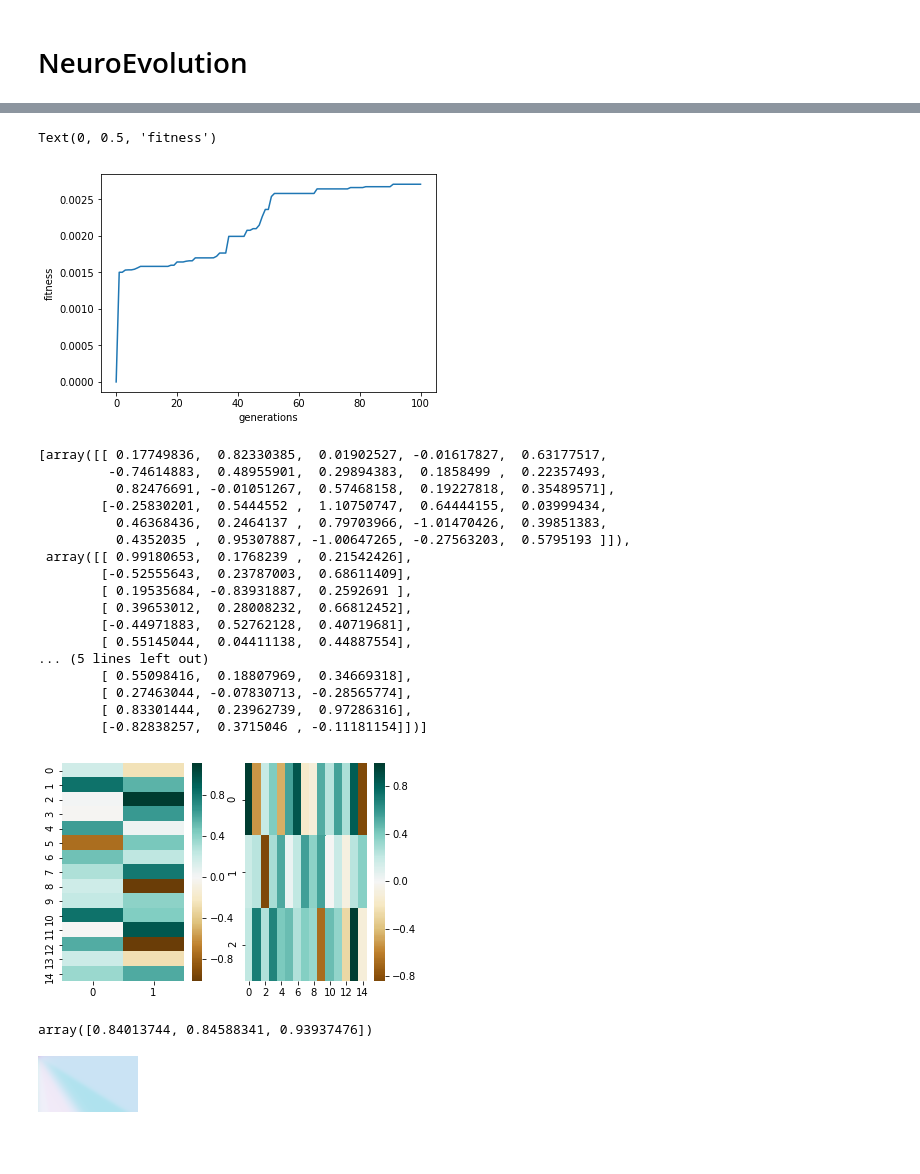
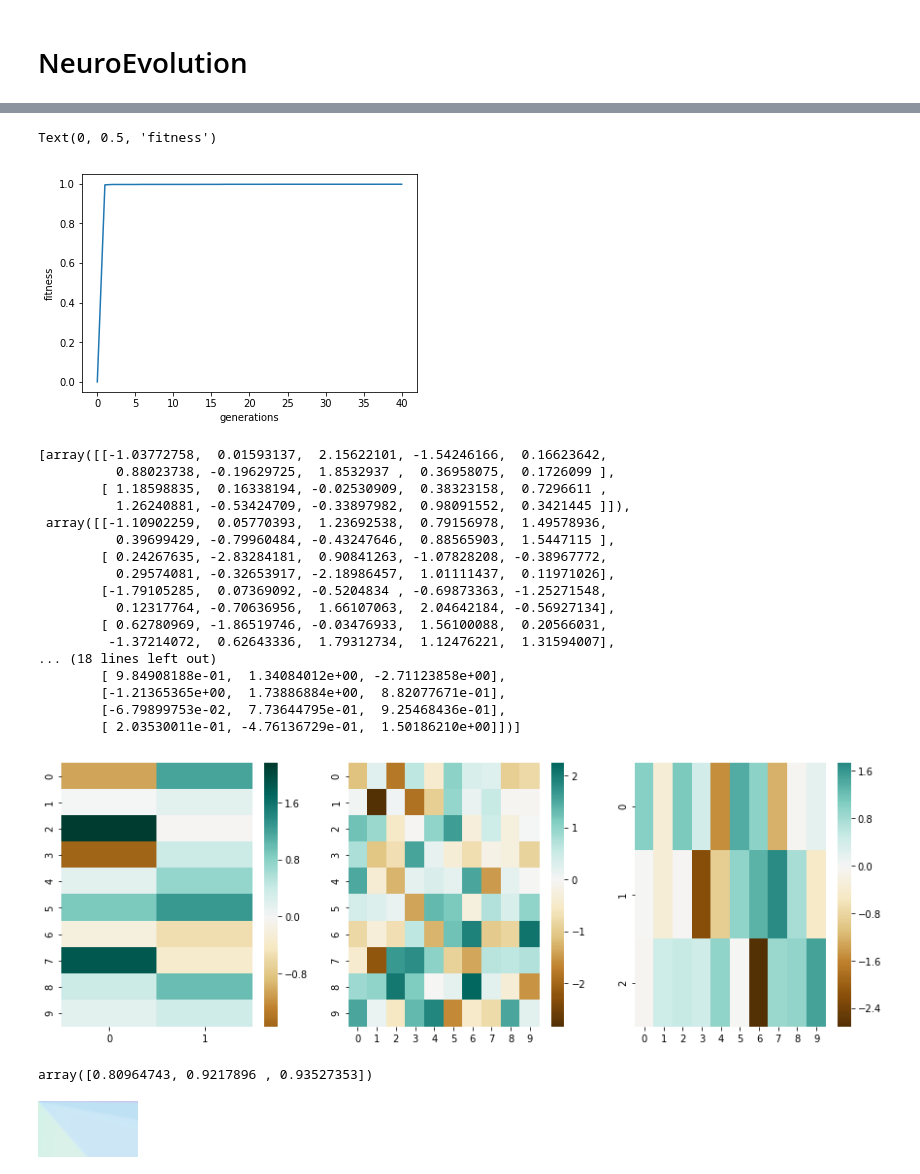
Before and after one commit to mohammedterry/ANNs, a Jupyter notebook: ANN_NeuroEvo_ELM.ipynb, the cells around one changed output, grey strips where cells are left out. Cells and saved outputs as stored; diff of their text form; code cells hidden in the pictures; blank space fills up the shorter version.

```diff
--- a/ANN_NeuroEvo_ELM.ipynb
+++ b/ANN_NeuroEvo_ELM.ipynb
@@ -42,25 +42,26 @@ class FFNN:
 class GA:
   evolutionary_history = [0]
   #hyperparameters
-  n_hidden = 15
-  max_generations = 100
+  n_hidden = 10
+  alpha = .1
+  max_generations = 40
   population_size = 40
-  p_perturb_weight = .8
-  p_mutate_weight = .08
-  p_mutate_layer = .3
-  p_add_layer = .03
+  p_perturb_weight = 1
+  p_mutate_weight = 1
+  p_mutate_layer = .5
+  p_add_layer = .1
 
   def __init__(self,n_inputs,n_outputs,x_test,y_test):
     self.n_inputs, self.n_outputs = n_inputs,n_outputs
-    self.genomes = [[np.random.rand(self.n_inputs,self.n_hidden),np.random.rand(self.n_hidden,self.n_outputs)] for _ in range(self.population_size)]  #each genome is a 2D matrix of synapse weights for each layer in ffnn
+    self.genomes = [[np.random.randn(self.n_inputs,self.n_hidden),np.random.randn(self.n_hidden,self.n_outputs)] for _ in range(self.population_size)]  #each genome is a 2D matrix of synapse weights for each layer in ffnn
     self.x_test = x_test
     self.y_test = y_test
 
   def fitness(self, weights):
     ann = FFNN(weights)
     y_predicted = np.array([ann(x) for x in self.x_test])
-    difference = np.sum((self.y_test - y_predicted)**2)
-    return 1/difference
+    rms_error = np.sum((self.y_test - y_predicted)**2)**.5 / len(self.y_test)
+    return 1-rms_error
 
   def rank(self,genomes):
     self.fitnesses = [self.fitness(genome) for genome in genomes]
@@ -69,14 +70,14 @@ class GA:
 
   def mutate(self,genomes):
     def noise(x):
-      return x + np.random.uniform(-.1,.1) if np.random.random() <= self.p_perturb_weight else np.random.uniform(-1,1) if np.random.random() <= self.p_mutate_weight else x
+      return x + np.random.uniform(-self.alpha,self.alpha) if np.random.random() <= self.p_perturb_weight else np.random.uniform(-1,1) if np.random.random() <= self.p_mutate_weight else x
     noise = np.vectorize(noise)
 
     for i,weights in enumerate(genomes):
       genomes[i] = [noise(layer) if random.random() <= self.p_mutate_layer else layer for layer in weights] #change some weights
       if np.random.random() <= self.p_add_layer: #add another hidden layer
         pointer = np.random.randint(1,len(weights)) #add it inbetween the input and output layers
-        genomes[i] = weights[:pointer] + [np.random.rand(self.n_hidden,self.n_hidden)] + weights[pointer:]
+        genomes[i] = weights[:pointer] + [np.random.randn(self.n_hidden,self.n_hidden)] + weights[pointer:]
     return genomes
 
   def crossover(self,genome1,genome2): #one-point crossover
@@ -96,7 +97,7 @@ class GA:
     elite_indexes = np.random.choice(len(self.genomes), (self.population_size // 4) -1, p= [f/fitness_total for f in self.fitnesses]) #randomly sample quarter of new population from the old using fitness to determine probability of being sampled
     elites = [self.genomes[i] for i in elite_indexes]
     offspring = [child for parent1,parent2 in zip(elites,random.sample(elites, len(elites))) for child in self.mate(parent1,parent2) ]  #elite's offspring replace population (4 children for every genome)
-    self.genomes = self.mutate(offspring) + [self.best_genome] + [[np.random.rand(self.n_inputs,self.n_hidden), np.random.rand(self.n_hidden,self.n_outputs)] for _ in range(3)] #new population is offspting and the best parent (in case all children are worse) and three new random genomes (in case the current gene pool simply isnt good enough)
+    self.genomes = self.mutate(offspring) + [self.best_genome] + [[np.random.randn(self.n_inputs,self.n_hidden), np.random.randn(self.n_hidden,self.n_outputs)] for _ in range(3)] #new population is offspting and the best parent (in case all children are worse) and three new random genomes (in case the current gene pool simply isnt good enough)
 
   def evolve(self):
     for generation in range(self.max_generations):
@@ -131,41 +132,41 @@ plt.xlabel('generations')
 plt.ylabel('fitness')
 # %% [output]
 Text(0, 0.5, 'fitness')
-[figure, old version]
+[figure, new version]
 # %%
 best_weight
 # %% [output]
-[array([[ 0.17749836,  0.82330385,  0.01902527, -0.01617827,  0.63177517,
-         -0.74614883,  0.48955901,  0.29894383,  0.1858499 ,  0.22357493,
-          0.82476691, -0.01051267,  0.57468158,  0.19227818,  0.35489571],
-        [-0.25830201,  0.5444552 ,  1.10750747,  0.64444155,  0.03999434,
-          0.46368436,  0.2464137 ,  0.79703966, -1.01470426,  0.39851383,
-          0.4352035 ,  0.95307887, -1.00647265, -0.27563203,  0.5795193 ]]),
- array([[ 0.99180653,  0.1768239 ,  0.21542426],
-        [-0.52555643,  0.23787003,  0.68611409],
-        [ 0.19535684, -0.83931887,  0.2592691 ],
-        [ 0.39653012,  0.28008232,  0.66812452],
-        [-0.44971883,  0.52762128,  0.40719681],
-        [ 0.55145044,  0.04411138,  0.44887554],
-... (5 lines left out)
-        [ 0.55098416,  0.18807969,  0.34669318],
-        [ 0.27463044, -0.07830713, -0.28565774],
-        [ 0.83301444,  0.23962739,  0.97286316],
-        [-0.82838257,  0.3715046 , -0.11181154]])]
+[array([[-1.03772758,  0.01593137,  2.15622101, -1.54246166,  0.16623642,
+          0.88023738, -0.19629725,  1.8532937 ,  0.36958075,  0.1726099 ],
+        [ 1.18598835,  0.16338194, -0.02530909,  0.38323158,  0.7296611 ,
+          1.26240881, -0.53424709, -0.33897982,  0.98091552,  0.3421445 ]]),
+ array([[-1.10902259,  0.05770393,  1.23692538,  0.79156978,  1.49578936,
+          0.39699429, -0.79960484, -0.43247646,  0.88565903,  1.5447115 ],
+        [ 0.24267635, -2.83284181,  0.90841263, -1.07828208, -0.38967772,
+          0.29574081, -0.32653917, -2.18986457,  1.01111437,  0.11971026],
+        [-1.79105285,  0.07369092, -0.5204834 , -0.69873363, -1.25271548,
+          0.12317764, -0.70636956,  1.66107063,  2.04642184, -0.56927134],
+        [ 0.62780969, -1.86519746, -0.03476933,  1.56100088,  0.20566031,
+         -1.37214072,  0.62643336,  1.79312734,  1.12476221,  1.31594007],
+... (18 lines left out)
+        [ 9.84908188e-01,  1.34084012e+00, -2.71123858e+00],
+        [-1.21365365e+00,  1.73886884e+00,  8.82077671e-01],
+        [-6.79899753e-02,  7.73644795e-01,  9.25468436e-01],
+        [ 2.03530011e-01, -4.76136729e-01,  1.50186210e+00]])]
 # %%
 import matplotlib.pyplot as plt
-_, axes = plt.subplots(1, len(best_weight))
+_, axes = plt.subplots(1, len(best_weight),figsize=(15, 5) )
 import pandas as pd
 import seaborn as sns
 for layer in range(len(best_weight)):
   sns.heatmap(pd.DataFrame({f'{i}':w for i,w in enumerate(best_weight[layer])}),center=0,cmap="BrBG",ax=axes[layer])
 # %% [output]
-[figure, old version]
+[figure, new version]
 # %%
 evolved_ann = FFNN(best_weight)
 evolved_ann([1,1])
 # %% [output]
-array([0.84013744, 0.84588341, 0.93937476])
+array([0.80964743, 0.9217896 , 0.93527353])
 # %%
 predicted_outputs = evolved_ann(training_inputs)
 
```
Also changed, not shown: parts of 2 cells of this notebook.
